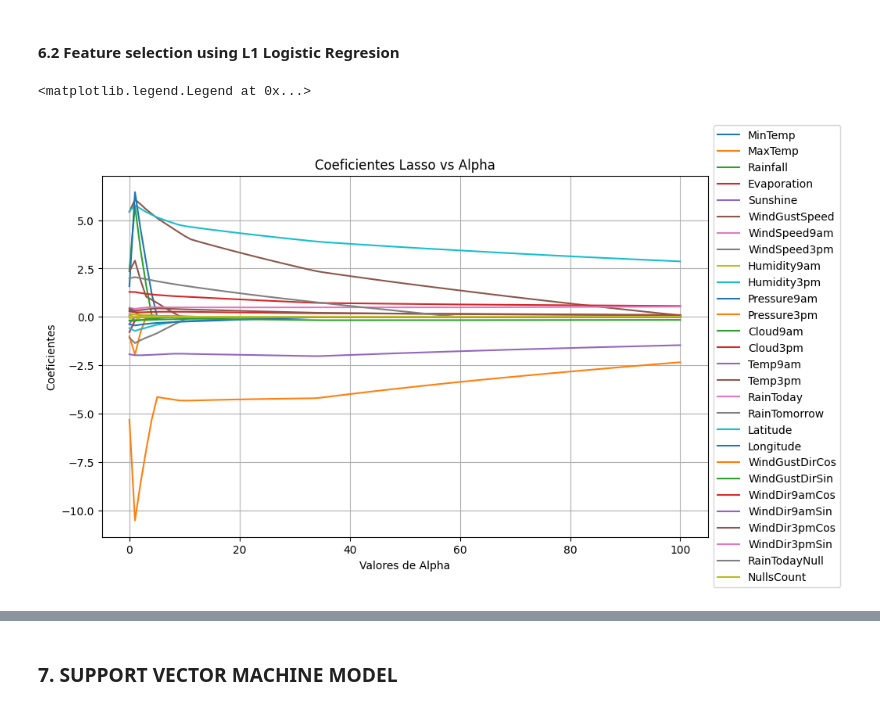
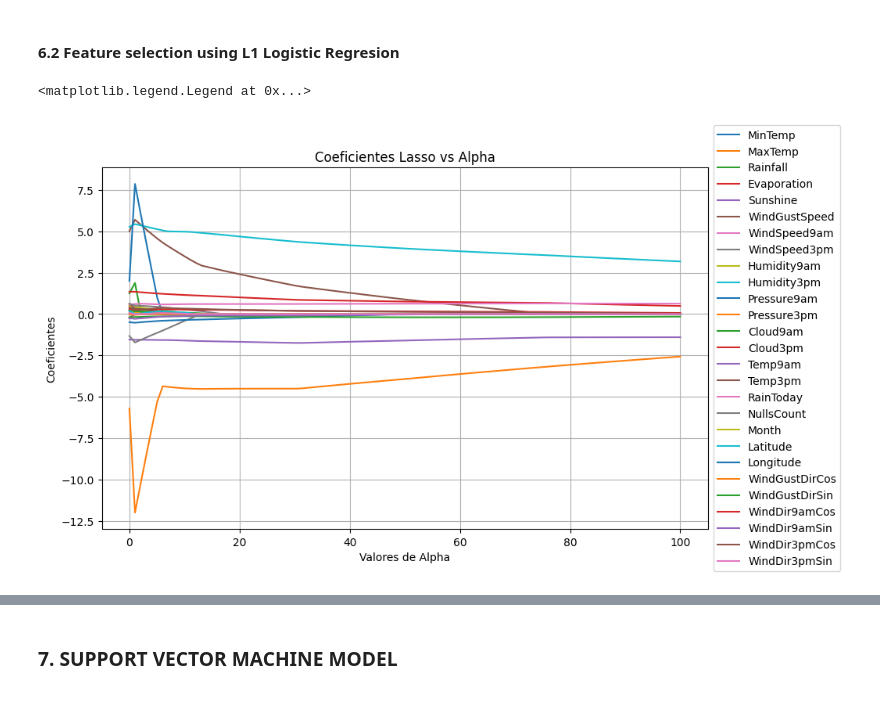
Before and after one commit to LeoCenturion/rain-in-australia, a Jupyter notebook: models/RiA-svm.ipynb, the cells around one changed output, grey strips where cells are left out. Cells and saved outputs as stored; diff of their text form; code cells hidden in the pictures.

Commit message:
Se corrije orden de Pipeline de preprocesamiento: 1º Debe ir el contador de nulos y luego el imputador.
Se agregan modelos Random Forest y Bagging.
Se incorpora busqueda de hiperparametros.

```diff
--- a/models/RiA-svm.ipynb
+++ b/models/RiA-svm.ipynb
@@ -206,5 +211,13 @@ plt.xlabel('Missings')
 plt.ylabel('Columna')
 plt.title('Missings por columna')
 
-plt.show()
+# Crear la tabla de leyendas
+legend_labels = ['Target', 'Missings < 5%', '5% < Missings < 30%', 'Missings > 30%']
+legend_colors = ['green', 'blue', 'gray', 'red']
+
+# Mostrar la tabla de leyendas
+for color, label in zip(legend_colors, legend_labels):
+    plt.scatter([], [], color=color, label=label)
+
+plt.legend(loc='upper right')
 # %% [output]
@@ -289,0 +360,12 @@ plt.show()
+# %%
+# Grafiquemos los missings para cada grupo...
+
+for i in range(len(columnas_correlacionadas)):
+    target = 'RainTomorrow'
+    plt.figure(figsize=(8, 4))
+    df_null[columnas_correlacionadas[i]].plot(kind='barh')
+    plt.xlabel('Missings')
+    plt.ylabel('Columna')
+    plt.title('Missings por columna')
+
+    plt.show()
@@ -346,15 +470,17 @@ Valores de y_test: 28439
 # %%
 # Define PIPELINE for data treatment flow
 preproc_pipeline = Pipeline(steps = [
-    ("date_expander", ExpandDateTransformer()),                                                                         # Split date in day/month/year columns
-    ("imputer", HierarchicalImputer()),                                                                                 # Missing imputation
+    ("null_count", CountNullsTransformer()),                                                                            # Agrega columna con el total de nulos por instancia
+    ("date_expander", ExpandDateTransformer(year = False,)),                                                            # Extract month from date
+    ("imputer", HierarchicalImputer()),                                                                                 # Missings imputation
     ("coordinates", CoordinateTransformer2(place_coords)),                                                              # Convert "Location" into Latitude and Longitude
     ("wind_direction", WindDirectionTransformer()),                                                                     # Convert cardinal direction into degree
     ("wind_direction_deg", ExtendedWindDirectionTransformer()),                                                         # Convert degree into cos and sin
     ("drop_directions", DropColumnsTransformer(columns=["WindGustDir", "WindDir9am", "WindDir3pm",])),                  # Drop categorical columns
     ("drop_directions_deg", DropColumnsTransformer(columns=["WindGustDirDeg", "WindDir9amDeg", "WindDir3pmDeg",])),     # Drop auxiliary columns
     ("drop_date_location", DropColumnsTransformer(columns=["Date","Location"])),                                        # Drop categorical columns
-    ("rain_today", RainTodayTransformer()),                                                                             # Convert binary variable
-    ("null_count", CountNullsTransformer()),
+    ("rain_today", RainTodayTransformer(NullCount = False)),                                                            # Convert binary variable
     ("minmax", MinMaxScaler()),                                                                                         # Scale features
 ])
+
+preproc_pipeline
@@ -457,34 +601,38 @@ Alpha_vs_MSE_df = pd.DataFrame({
     })
 # %%
 # Nombres de columnas del set de entrenamiento
-column_names = rain_df.drop(columns=["Date","Location","WindGustDir", "WindDir9am", "WindDir3pm","RainTomorrow",]).columns.tolist()
-column_names.extend(["Month","Year","Latitude","Longitude","WindGustDirCos","WindGustDirSin","WindDir9amCos","WindDir9amSin","WindDir3pmCos","WindDir3pmSin","RainTodayNull","NullsCount"])
+column_names = ['MinTemp', 'MaxTemp', 'Rainfall', 'Evaporation', 'Sunshine',
+       'WindGustSpeed', 'WindSpeed9am', 'WindSpeed3pm', 'Humidity9am',
+       'Humidity3pm', 'Pressure9am', 'Pressure3pm', 'Cloud9am', 'Cloud3pm',
+       'Temp9am', 'Temp3pm', 'RainToday', 'NullsCount', 'Month', 'Latitude',
+       'Longitude', 'WindGustDirCos', 'WindGustDirSin', 'WindDir9amCos',
+       'WindDir9amSin', 'WindDir3pmCos', 'WindDir3pmSin']
 
 # Crear la figura y los ejes para la gráfica
 fig, ax = plt.subplots(nrows=1, ncols=1, figsize=(10, 6))
 
 # Graficar los coeficientes
 lines = []
 for i in range(coeffs_lasso.shape[1]):
     line, = ax.plot(alpha_values, coeffs_lasso[:, i], label=column_names[i])
     lines.append(line)
 
 # Configuraciones adicionales de la gráfica
 ax.set_title('Coeficientes Lasso vs Alpha')
 ax.set_xlabel('Valores de Alpha')
 ax.set_ylabel('Coeficientes')
 ax.grid(True)
 
 # Ajustar la leyenda fuera del gráfico
 ax.legend(handles=lines, labels=[line.get_label() for line in lines], loc='center left', bbox_to_anchor=(1, 0.5))
 
 # Ordenar las etiquetas de la leyenda según el orden de aparición en el gráfico
 handles, labels = ax.get_legend_handles_labels()
 order = np.argsort([column_names.index(label) for label in labels])
 ax.legend([handles[idx] for idx in order], [labels[idx] for idx in order], loc='center left', bbox_to_anchor=(1, 0.5))
 # %% [output]
 <matplotlib.legend.Legend at 0x...>
-[figure, old version]
+[figure, new version]
 # %%
 # Para ver la importancia de cada feature más claramente, cuento la cantidad de ceros y lo ordeno de menor cantidad (más importante) a mayor (menos importante)
 
```
Also changed, not shown: parts of 64 cells of this notebook, 5 other files.
